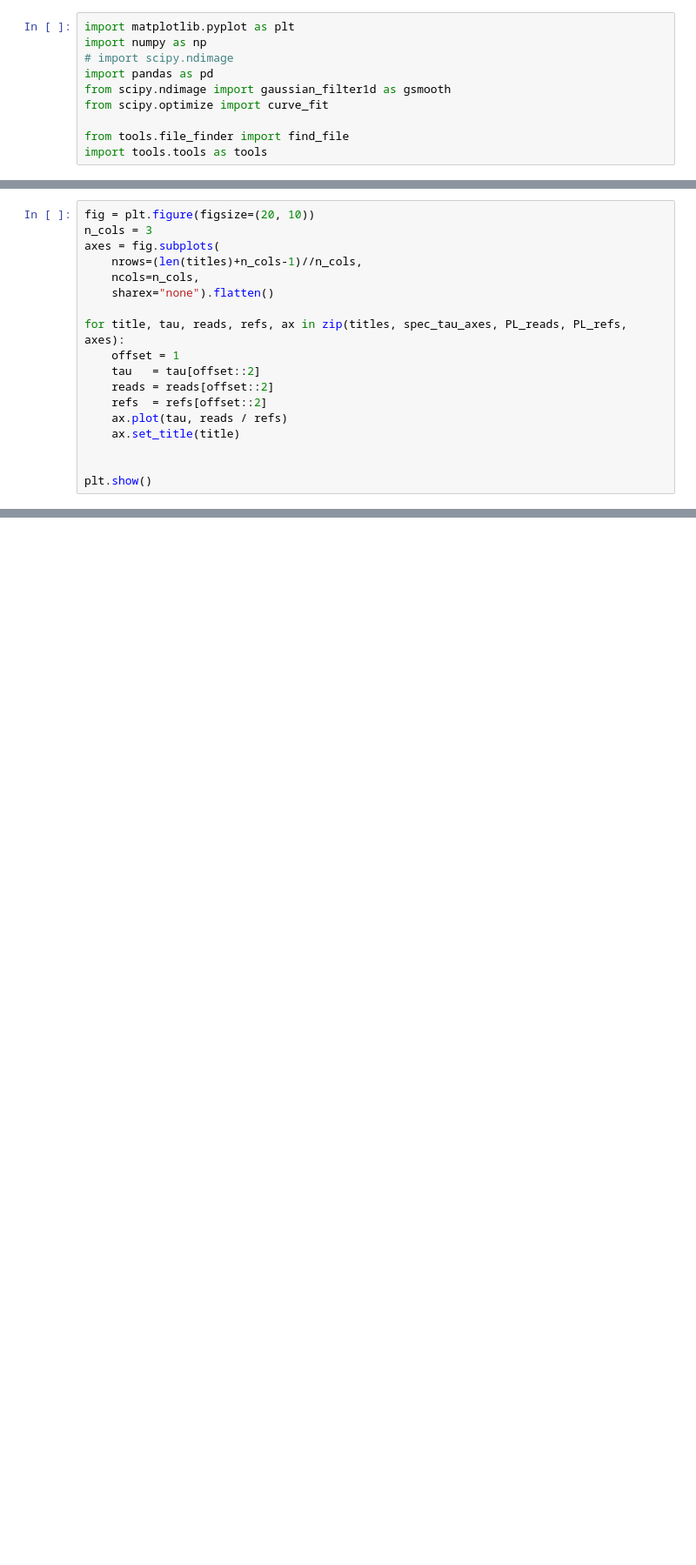
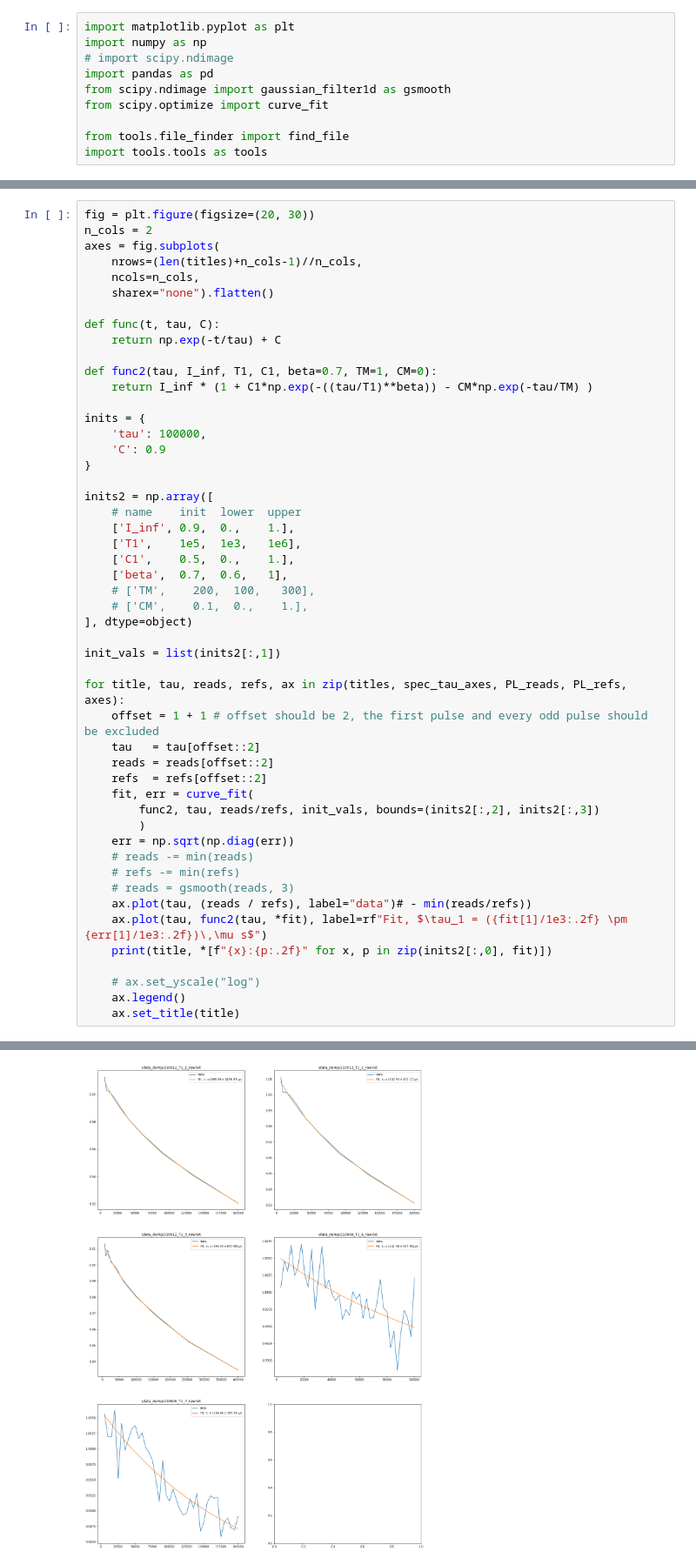
Before and after one commit to LCarnovale/HonoursAnalysis, a Jupyter notebook: analyse_T1.ipynb, the cells around one changed output, grey strips where cells are left out. Shown at 87% size. Cells and saved outputs as stored; diff of their text form; blank space fills up the shorter version.

```diff
--- a/analyse_T1.ipynb
+++ b/analyse_T1.ipynb
@@ -116,18 +119,0 @@ for (spec, start_end, start_end_idx, int_width) in zip(
-# %%
-fig = plt.figure(figsize=(20, 10))
-n_cols = 3
-axes = fig.subplots(
-    nrows=(len(titles)+n_cols-1)//n_cols,
-    ncols=n_cols,
-    sharex="none").flatten()
-
-for title, tau, reads, refs, ax in zip(titles, spec_tau_axes, PL_reads, PL_refs, axes):
-    offset = 1
-    tau   = tau[offset::2]
-    reads = reads[offset::2]
-    refs  = refs[offset::2]
-    ax.plot(tau, reads / refs)
-    ax.set_title(title)
-
-
-plt.show()
@@ -139,0 +120,51 @@ C:\Users\Leo\Documents\TwoDrive\Honours\Data\data_dump/210609_T1_7_raw.txt
+# %%
+fig = plt.figure(figsize=(20, 30))
+n_cols = 2
+axes = fig.subplots(
+    nrows=(len(titles)+n_cols-1)//n_cols,
+    ncols=n_cols,
+    sharex="none").flatten()
+
+def func(t, tau, C):
+    return np.exp(-t/tau) + C
+
+def func2(tau, I_inf, T1, C1, beta=0.7, TM=1, CM=0):
+    return I_inf * (1 + C1*np.exp(-((tau/T1)**beta)) - CM*np.exp(-tau/TM) )
+
+inits = {
+    'tau': 100000,
+    'C': 0.9
+}
+
+inits2 = np.array([
+    # name    init  lower  upper
+    ['I_inf', 0.9,  0.,    1.],
+    ['T1',    1e5,  1e3,   1e6],
+    ['C1',    0.5,  0.,    1.],
+    ['beta',  0.7,  0.6,   1],
+    # ['TM',    200,  100,   300],
+    # ['CM',    0.1,  0.,    1.],
+], dtype=object)
+
+init_vals = list(inits2[:,1])
+
+for title, tau, reads, refs, ax in zip(titles, spec_tau_axes, PL_reads, PL_refs, axes):
+    offset = 1 + 1 # offset should be 2, the first pulse and every odd pulse should be excluded
+    tau   = tau[offset::2]
+    reads = reads[offset::2]
+    refs  = refs[offset::2]
+    fit, err = curve_fit(
+        func2, tau, reads/refs, init_vals, bounds=(inits2[:,2], inits2[:,3])
+        )
+    err = np.sqrt(np.diag(err))
+    # reads -= min(reads)
+    # refs -= min(refs)
+    # reads = gsmooth(reads, 3)
+    ax.plot(tau, (reads / refs), label="data")# - min(reads/refs))
+    ax.plot(tau, func2(tau, *fit), label=rf"Fit, $\tau_1 = ({fit[1]/1e3:.2f} \pm {err[1]/1e3:.2f})\,\mu s$")
+    print(title, *[f"{x}:{p:.2f}" for x, p in zip(inits2[:,0], fit)])
+
+    # ax.set_yscale("log")
+    ax.legend()
+    ax.set_title(title)
+# %% [output]
@@ -139,0 +176 @@ C:\Users\Leo\Documents\TwoDrive\Honours\Data\data_dump/210609_T1_7_raw.txt
+[figure, added]
```
Also changed, not shown: parts of 4 cells of this notebook, 5 other files.
